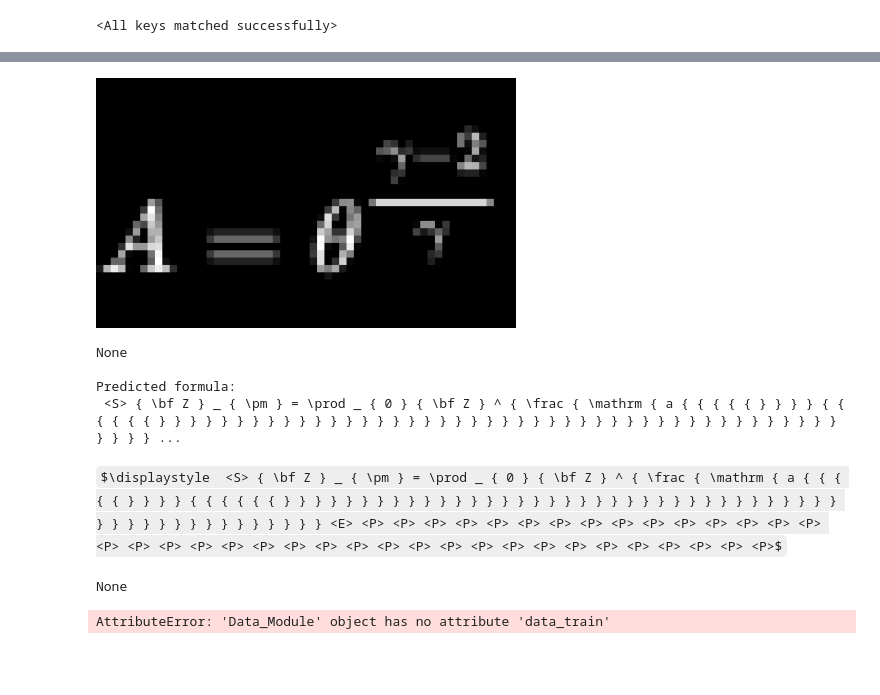
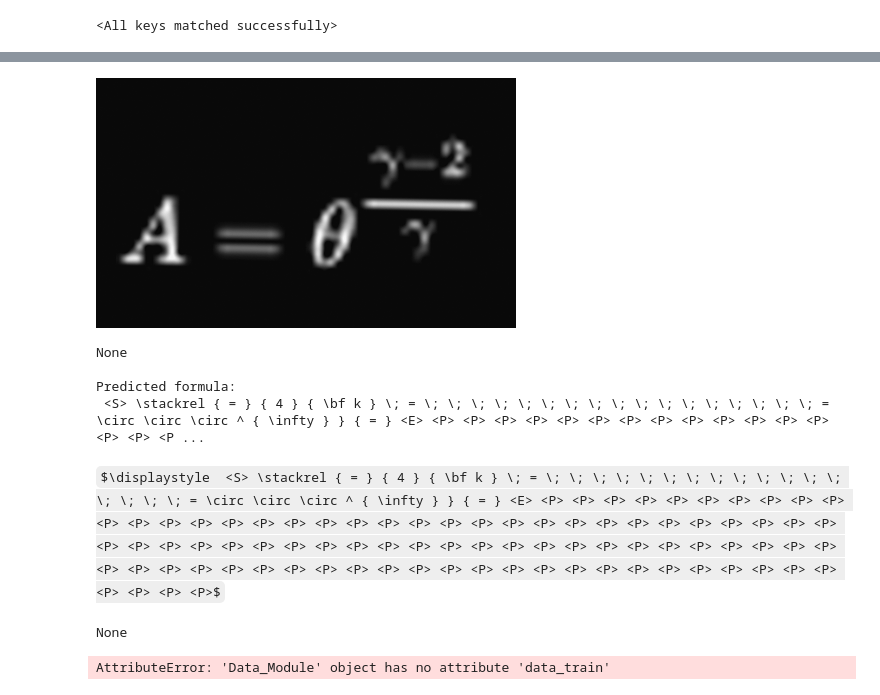
Before and after one commit to gmarus777/image-to-tex-OCR, a Jupyter notebook: Jupyter_Notebooks/LOCAL_INFERENCE.ipynb, the cells around one changed output, grey strips where cells are left out. Drawn from its saved outputs; the diff is of its cells as text; code cells hidden in the pictures; some formulas as TeX source; blank space fills up the shorter version.

Commit message:
added alb.sharepen to image transforms with padding

```diff
--- a/Jupyter_Notebooks/LOCAL_INFERENCE.ipynb
+++ b/Jupyter_Notebooks/LOCAL_INFERENCE.ipynb
@@ -68,6 +68,6 @@ Padding <P> goes to index  2
 # %%
 model = ResNetTransformer(dataset=dataset).to(dev)
 # %%
-model.load_state_dict(torch.load(("Models_Parameters_Log/Printed1_inverted.pth"), map_location=torch.device('cpu')))
+model.load_state_dict(torch.load(("Models_Parameters_Log/Printed1_small.pth"), map_location=torch.device('cpu')))
 # %% [output]
 <All keys matched successfully>
@@ -180,7 +194,7 @@ my_image =  cv2.cvtColor(my_image, cv2.COLOR_BGR2RGB)
 my_image= cv2.bitwise_not(my_image)
 #my_image = PIL.ImageOps.invert(my_image)
 
-my_image_tensor = dataset.image_transform_test(image=np.array(my_image))['image']#[:1]
+my_image_tensor = dataset.image_transform_test(image=np.array(my_image))['image'][:1]
 print(display(transform(my_image_tensor)))
 
 print('\nPredicted formula:')
@@ -200,28 +214,28 @@ None
 # %%
 ### ALB
 
 my_image_path= "Jupyter_Notebooks/test_photos/0a0ebebfb1f6ab3.png"
 #my_image = Image.open(my_image_path).convert("L")
 my_image = cv2.imread(my_image_path)
 my_image =  cv2.cvtColor(my_image, cv2.COLOR_BGR2RGB)
 my_image= cv2.bitwise_not(my_image)
 #my_image = PIL.ImageOps.invert(my_image)
 
-my_image_tensor = dataset.image_transform_test(image=np.array(my_image))['image']#[:1]
+my_image_tensor = dataset.image_transform_alb(image=np.array(my_image))['image']#[:1]
 print(display(transform(my_image_tensor)))
 model.eval()
 print('\nPredicted formula:')
 with torch.no_grad():
     my_prediction =  model.predict(my_image_tensor.unsqueeze(0).to(dev))
 print(token_to_strings(my_prediction))
 print(display(Math(token_to_strings(my_prediction))))
 # %% [output]
-[figure, old version]
+[figure, new version]
 None
 
 Predicted formula:
- <S> { \bf Z } _ { \pm } = \prod _ { 0 } { \bf Z } ^ { \frac { \mathrm { a { { { { { } } } } { { { { { { } } } } } } } } } } } } } } } } } } } } } } } } } } } } } } } } } } } } } } } } } } } } } } } } ...
+ <S> \stackrel { = } { 4 } { \bf k } \; = \; \; \; \; \; \; \; \; \; \; \; \; \; \; \; \; \; = \circ \circ \circ ^ { \infty } } { = } <E> <P> <P> <P> <P> <P> <P> <P> <P> <P> <P> <P> <P> <P> <P> <P> <P ...
-$\displaystyle  <S> { \bf Z } _ { \pm } = \prod _ { 0 } { \bf Z } ^ { \frac { \mathrm { a { { { { { } } } } { { { { { { } } } } } } } } } } } } } } } } } } } } } } } } } } } } } } } } } } } } } } } } } } } } } } } } } } } <E> <P> <P> <P> <P> <P> <P> <P> <P> <P> <P> <P> <P> <P> <P> <P> <P> <P> <P> <P> <P> <P> <P> <P> <P> <P> <P> <P> <P> <P> <P> <P> <P> <P> <P> <P> <P> <P>$
+$\displaystyle  <S> \stackrel { = } { 4 } { \bf k } \; = \; \; \; \; \; \; \; \; \; \; \; \; \; \; \; \; \; = \circ \circ \circ ^ { \infty } } { = } <E> <P> <P> <P> <P> <P> <P> <P> <P> <P> <P> <P> <P> <P> <P> <P> <P> <P> <P> <P> <P> <P> <P> <P> <P> <P> <P> <P> <P> <P> <P> <P> <P> <P> <P> <P> <P> <P> <P> <P> <P> <P> <P> <P> <P> <P> <P> <P> <P> <P> <P> <P> <P> <P> <P> <P> <P> <P> <P> <P> <P> <P> <P> <P> <P> <P> <P> <P> <P> <P> <P> <P> <P> <P> <P> <P> <P> <P> <P> <P> <P> <P> <P> <P> <P> <P> <P>$
 None
 # %%
 # DISREGARD this uses wrong transformations
```
Also changed, not shown: parts of 10 cells of this notebook, 2 other files.
